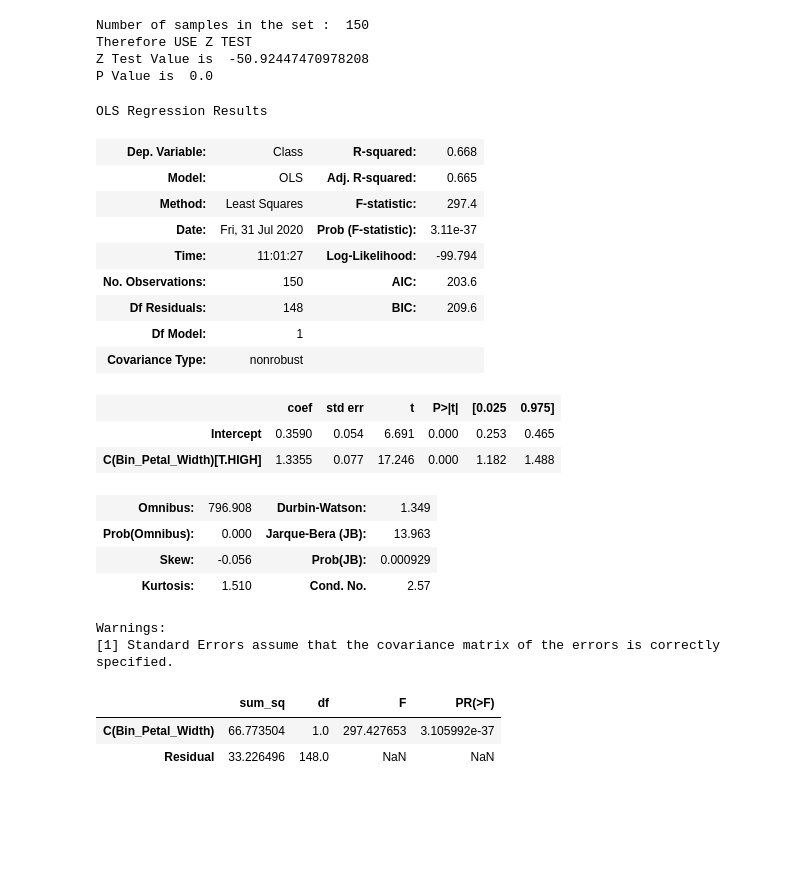
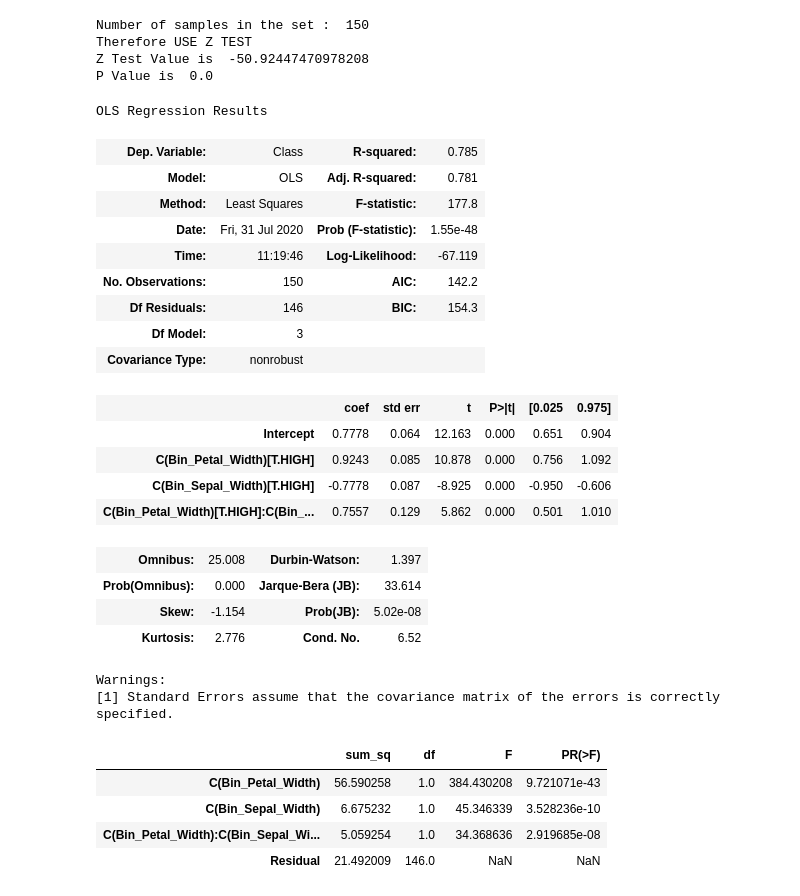
Before and after one commit to sandipanpaul21/Machine-Learning-in-Python-Code, a Jupyter notebook: 03_Bivariate_Analysis.ipynb, the cells around one changed output. Drawn from its saved outputs; the diff is of its cells as text; code cells hidden in the pictures; blank space fills up the shorter version.

```diff
--- a/03_Bivariate_Analysis.ipynb
+++ b/03_Bivariate_Analysis.ipynb
@@ -240,42 +240,56 @@ Therefore USE Z TEST
 Z Test Value is  -50.92447470978208
 P Value is  0.0
 # %%
+# ANOVA Test
+# T or Z test works while dealing with two groups
+# ANOVA help us to compare more than two groups at the same time
+# If we use t-test then we need to carry out seperate t-test for each pair of group
+# In short ANOVA help us to compare multiple group at the same time
+
+iris_pd['Bin_Sepal_Width'] = pd.qcut(iris_pd['sepal width (cm)'],q=[0,0.5,1],labels = bin_label)
 # Remove the space and other symbol in Column name
 iris_pd.columns = iris_pd.columns.str.replace(' ','')
 iris_pd.columns = iris_pd.columns.str.replace('(cm)','')
 iris_pd.columns = iris_pd.columns.str.replace('[^a-zA-z]','')
 
 iris_pd['Class'] = iris_pd['Class'].astype('int')
 
 # Building Regression model
-model = ols('Class ~ C(Bin_Petal_Width)',iris_pd).fit()
+model = ols('Class ~ C(Bin_Petal_Width) *C(Bin_Sepal_Width)',iris_pd).fit()
 model.summary()
 # %% [output]
 OLS Regression Results
-| Dep. Variable: | Class | R-squared: | 0.668 |
-| Model: | OLS | Adj. R-squared: | 0.665 |
-| Method: | Least Squares | F-statistic: | 297.4 |
-| Date: | Fri, 31 Jul 2020 | Prob (F-statistic): | 3.11e-37 |
-| Time: | 11:01:27 | Log-Likelihood: | -99.794 |
-| No. Observations: | 150 | AIC: | 203.6 |
-| Df Residuals: | 148 | BIC: | 209.6 |
-| Df Model: | 1 |  |  |
+| Dep. Variable: | Class | R-squared: | 0.785 |
+| Model: | OLS | Adj. R-squared: | 0.781 |
+| Method: | Least Squares | F-statistic: | 177.8 |
+| Date: | Fri, 31 Jul 2020 | Prob (F-statistic): | 1.55e-48 |
+| Time: | 11:19:46 | Log-Likelihood: | -67.119 |
+| No. Observations: | 150 | AIC: | 142.2 |
+| Df Residuals: | 146 | BIC: | 154.3 |
+| Df Model: | 3 |  |  |
 | Covariance Type: | nonrobust |  |  |
 |  | coef | std err | t | P>|t| | [0.025 | 0.975] |
-| Intercept | 0.3590 | 0.054 | 6.691 | 0.000 | 0.253 | 0.465 |
-| C(Bin_Petal_Width)[T.HIGH] | 1.3355 | 0.077 | 17.246 | 0.000 | 1.182 | 1.488 |
+| Intercept | 0.7778 | 0.064 | 12.163 | 0.000 | 0.651 | 0.904 |
+| C(Bin_Petal_Width)[T.HIGH] | 0.9243 | 0.085 | 10.878 | 0.000 | 0.756 | 1.092 |
+| C(Bin_Sepal_Width)[T.HIGH] | -0.7778 | 0.087 | -8.925 | 0.000 | -0.950 | -0.606 |
+| C(Bin_Petal_Width)[T.HIGH]:C(Bin_... | 0.7557 | 0.129 | 5.862 | 0.000 | 0.501 | 1.010 |
-| Omnibus: | 796.908 | Durbin-Watson: | 1.349 |
-| Prob(Omnibus): | 0.000 | Jarque-Bera (JB): | 13.963 |
-| Skew: | -0.056 | Prob(JB): | 0.000929 |
-| Kurtosis: | 1.510 | Cond. No. | 2.57 |
+| Omnibus: | 25.008 | Durbin-Watson: | 1.397 |
+| Prob(Omnibus): | 0.000 | Jarque-Bera (JB): | 33.614 |
+| Skew: | -1.154 | Prob(JB): | 5.02e-08 |
+| Kurtosis: | 2.776 | Cond. No. | 6.52 |
 Warnings:
 [1] Standard Errors assume that the covariance matrix of the errors is correctly specified.
 # %%
+# Anova Output
 sm.stats.anova_lm(model,typ = 2)
+# F = Between Group Variability / Within Group Variability
 
+# Inference :
 # P Value is less than 0.05, so we REJECT NULL HYPOTHESIS
-# Therefore we can say Bins in the Petal Width on Class is statistically significant
+# Therefore we can say Bins in the Petal Width and Sepal Width on Class is statistically significant
 # %% [output]
 |  | sum_sq | df | F | PR(>F) |
-| C(Bin_Petal_Width) | 66.773504 | 1.0 | 297.427653 | 3.105992e-37 |
-| Residual | 33.226496 | 148.0 | NaN | NaN |
+| C(Bin_Petal_Width) | 56.590258 | 1.0 | 384.430208 | 9.721071e-43 |
+| C(Bin_Sepal_Width) | 6.675232 | 1.0 | 45.346339 | 3.528236e-10 |
+| C(Bin_Petal_Width):C(Bin_Sepal_Wi... | 5.059254 | 1.0 | 34.368636 | 2.919685e-08 |
+| Residual | 21.492009 | 146.0 | NaN | NaN |
```
Also changed, not shown: parts of 6 cells of this notebook.
